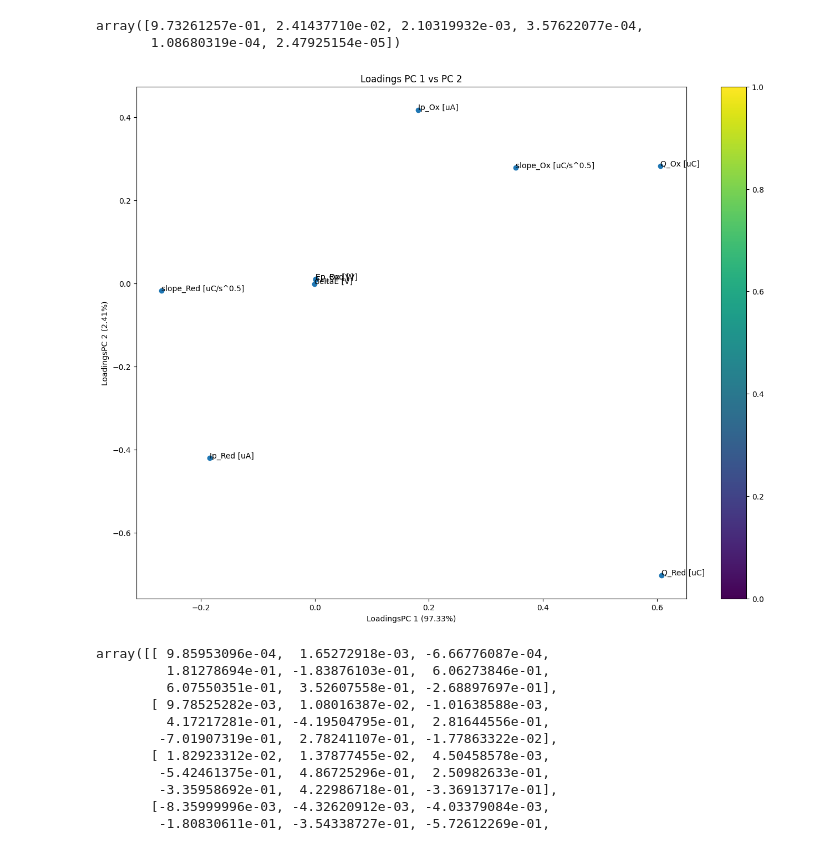
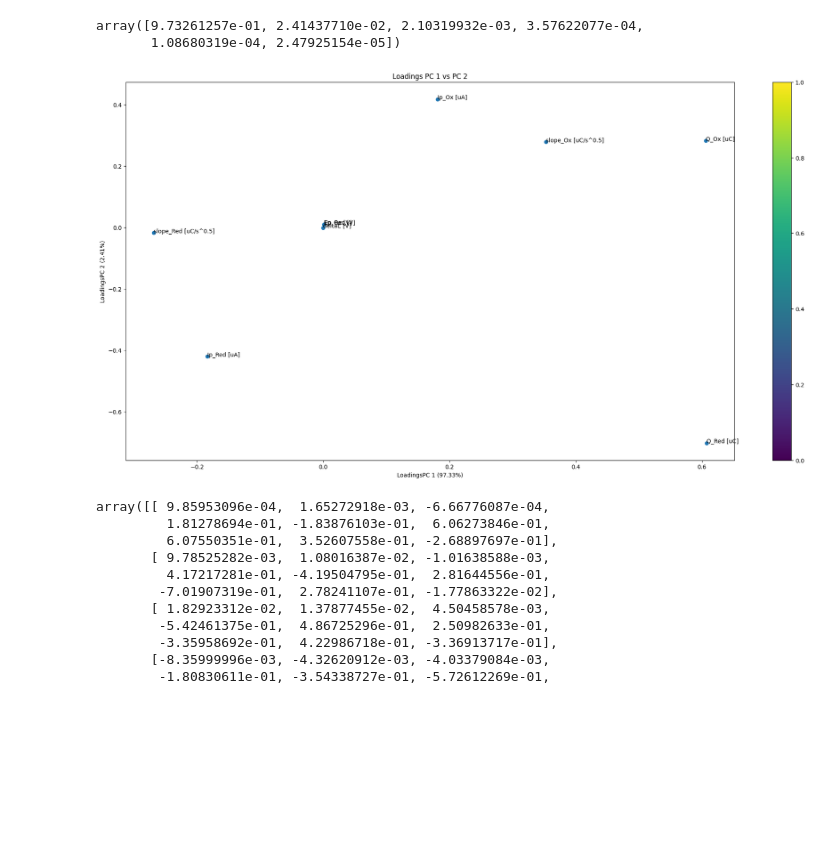
Before and after one commit to wiemila/GCE-ML-electrode-area, a Jupyter notebook: GCE_PCA.ipynb, the cells around one changed output. Cells and saved outputs as stored; diff of their text form; code cells hidden in the pictures; blank space fills up the shorter version.

```diff
--- a/GCE_PCA.ipynb
+++ b/GCE_PCA.ipynb
@@ -113,16 +113,16 @@ array([9.73261257e-01, 2.41437710e-02, 2.10319932e-03, 3.57622077e-04,
        1.08680319e-04, 2.47925154e-05])
 # %%
 name = data.columns[2:]
-plt.figure(figsize=(16,12))
+plt.figure(figsize=(24,12))
 plt.scatter(pca.components_[0,:],pca.components_[1,:],cmap='Set1')
 plt.title('Loadings PC 1 vs PC 2')
 plt.xlabel('LoadingsPC 1 (%.2f%%)' % (pca.explained_variance_ratio_[0]*100))
 plt.ylabel('LoadingsPC 2 (%.2f%%)' % (pca.explained_variance_ratio_[1]*100))
 for i, txt in enumerate(name):
     plt.annotate(txt, (pca.components_[0,:][i],pca.components_[1,:][i]))
 plt.colorbar();
 # %% [output]
-[figure, old version]
+[figure, new version]
 # %%
 pca.components_
 # %% [output]
```
